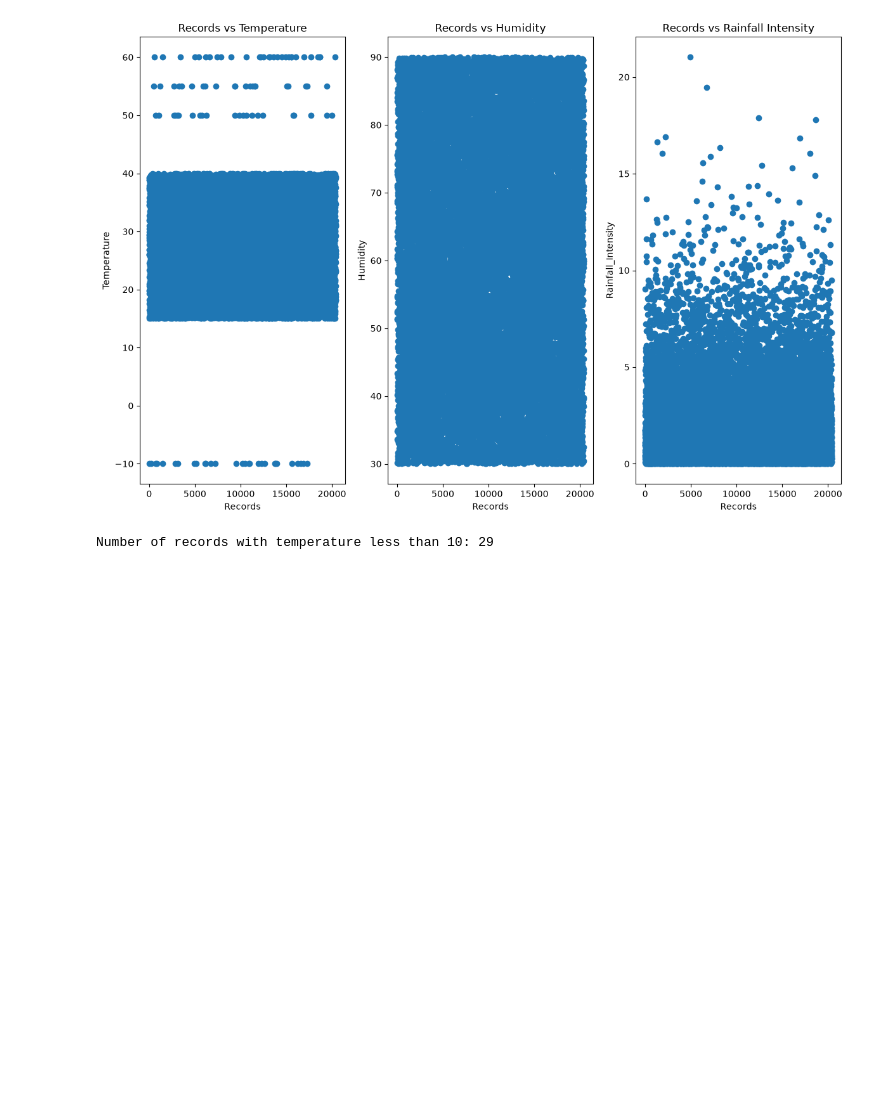
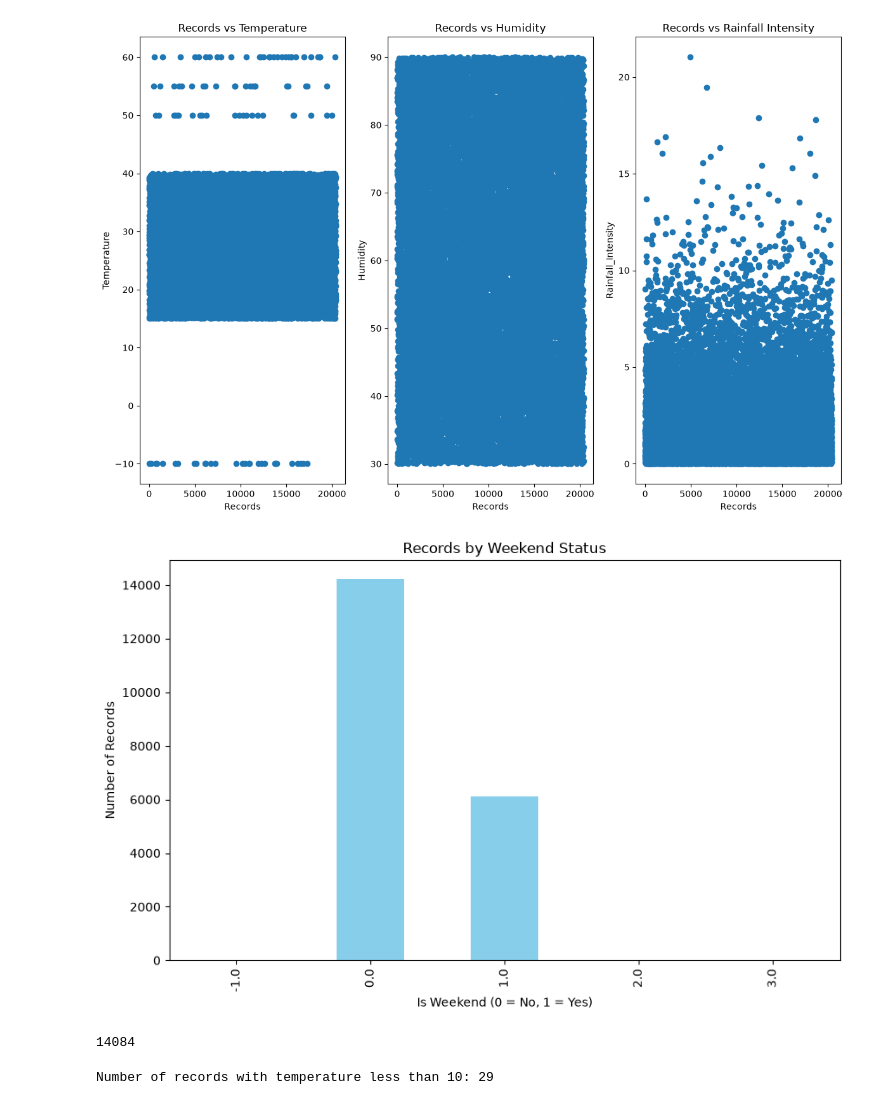
Before and after one commit to panosstavrianakos99-code/Ice-Cream-Sales, a Jupyter notebook: Ice_Cream_Analysis.ipynb, the cells around one changed output. Saved outputs shown, nothing was run; the diff lists cells and outputs as text; code cells hidden in the pictures; blank space fills up the shorter version.

```diff
--- a/Ice_Cream_Analysis.ipynb
+++ b/Ice_Cream_Analysis.ipynb
@@ -77,6 +77,25 @@ plt.tight_layout()
 plt.show()
 # %% [output]
 [figure]
+# %%
+df['Is_Weekend'].value_counts().sort_index().plot(
+    kind='bar',
+    figsize=(10, 6),
+    color='skyblue'
+)
+
+plt.xlabel('Is Weekend (0 = No, 1 = Yes)')
+plt.ylabel('Number of Records')
+plt.title('Records by Weekend Status')
+plt.show()
+# %% [output]
+[figure, added]
+# %%
+df_inco = df[(df['Is_Weekend']
+cnt = df_inco['Is_Weekend'].shape[0]
+cnt
+# %% [output]
+14084
 # %%
 df_extreme_temp = df[(df['Temperature'] < 10)]
 counting = df_extreme_temp.shape[0]
```
